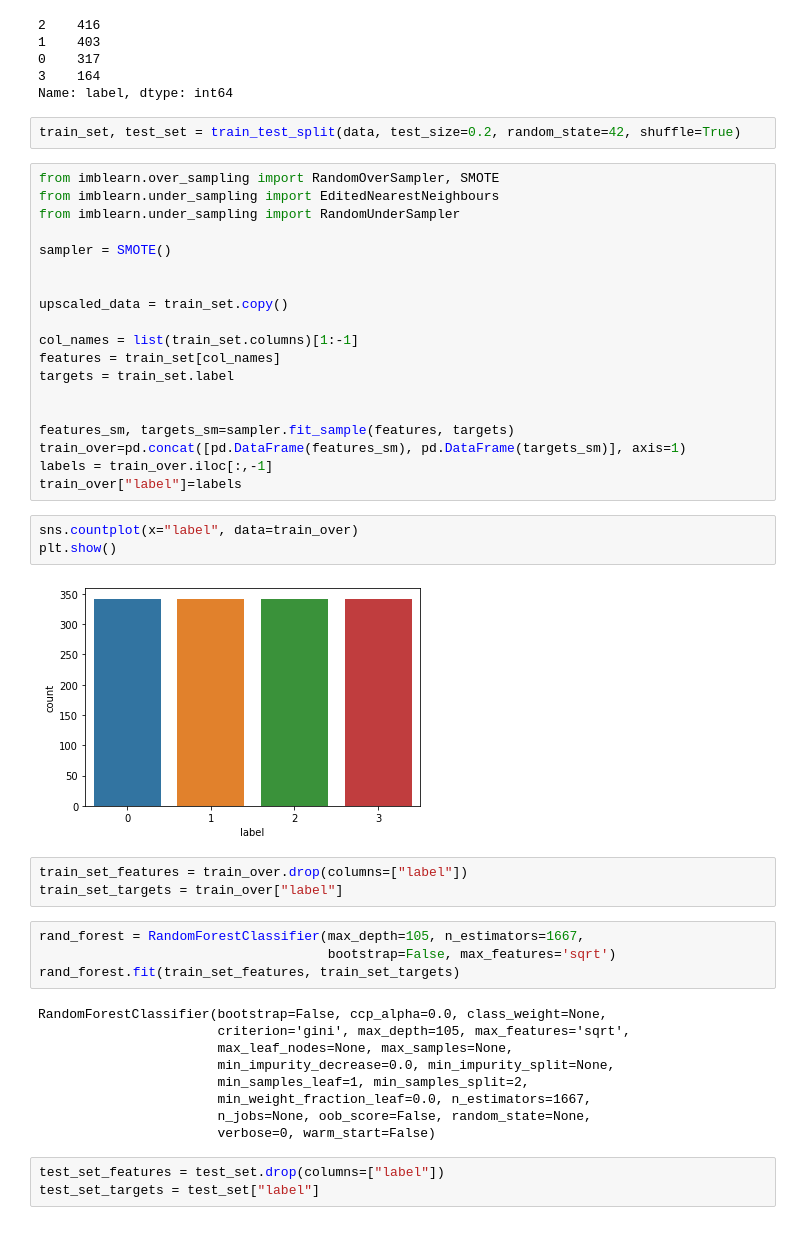
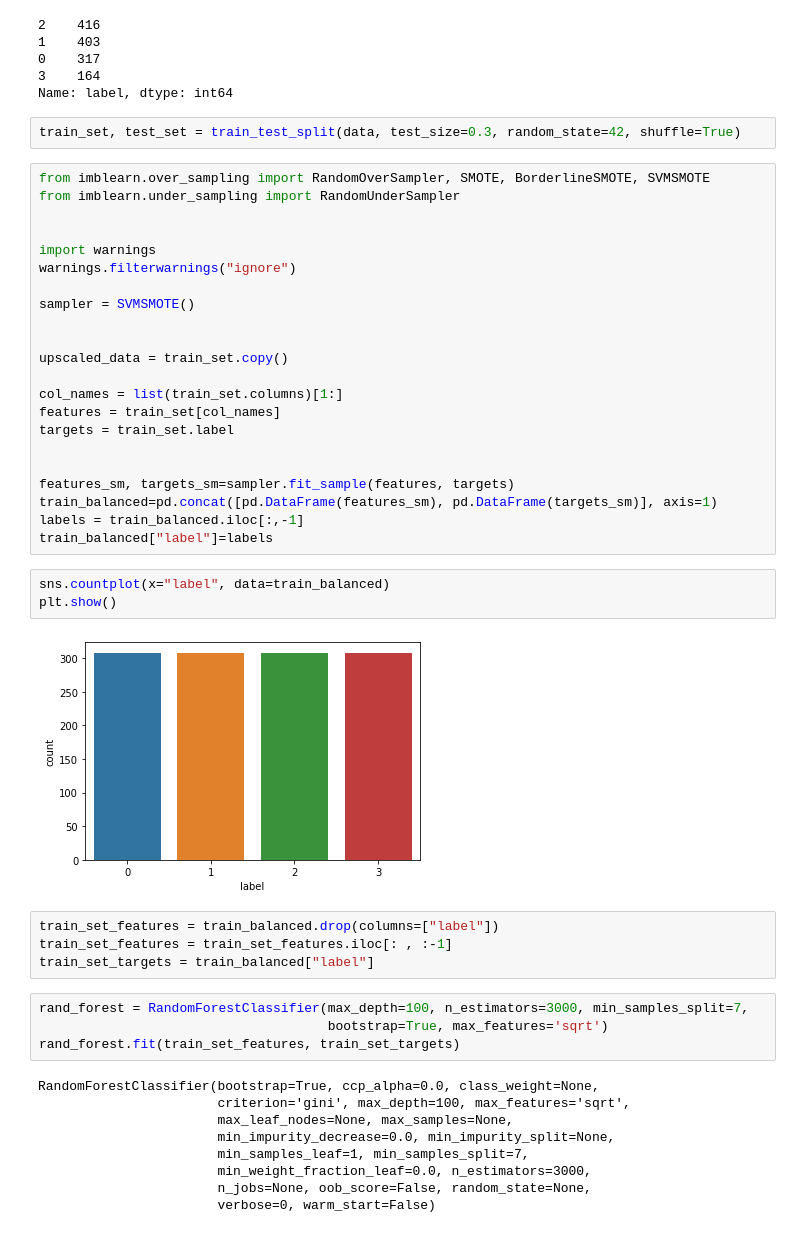
Before and after one commit to tommasoghisini/IndividualAssignment30412, a Jupyter notebook: Notebook.ipynb, the cells around one changed output. Drawn from its saved outputs; the diff is of its cells as text.

Commit message:
SMOTE oversampling is finally working

```diff
--- a/Notebook.ipynb
+++ b/Notebook.ipynb
@@ -344,47 +352,48 @@ label_count
 3    164
 Name: label, dtype: int64
 # %%
-train_set, test_set = train_test_split(data, test_size=0.2, random_state=42, shuffle=True)
+train_set, test_set = train_test_split(data, test_size=0.3, random_state=42, shuffle=True)
 # %%
-from imblearn.over_sampling import RandomOverSampler, SMOTE
-from imblearn.under_sampling import EditedNearestNeighbours
+from imblearn.over_sampling import RandomOverSampler, SMOTE, BorderlineSMOTE, SVMSMOTE
 from imblearn.under_sampling import RandomUnderSampler
 
-sampler = SMOTE()
+
+import warnings
+warnings.filterwarnings("ignore")
+
+sampler = SVMSMOTE()
 
 
 upscaled_data = train_set.copy()
 
-col_names = list(train_set.columns)[1:-1]
+col_names = list(train_set.columns)[1:]
 features = train_set[col_names]
 targets = train_set.label
 
 
 features_sm, targets_sm=sampler.fit_sample(features, targets)
-train_over=pd.concat([pd.DataFrame(features_sm), pd.DataFrame(targets_sm)], axis=1)
-labels = train_over.iloc[:,-1]
-train_over["label"]=labels
+train_balanced=pd.concat([pd.DataFrame(features_sm), pd.DataFrame(targets_sm)], axis=1)
+labels = train_balanced.iloc[:,-1]
+train_balanced["label"]=labels
 # %%
-sns.countplot(x="label", data=train_over)
+sns.countplot(x="label", data=train_balanced)
 plt.show()
 # %% [output]
-[figure, old version]
+[figure, new version]
 # %%
-train_set_features = train_over.drop(columns=["label"])
-train_set_targets = train_over["label"]
+train_set_features = train_balanced.drop(columns=["label"])
+train_set_features = train_set_features.iloc[: , :-1]
+train_set_targets = train_balanced["label"]
 # %%
-rand_forest = RandomForestClassifier(max_depth=105, n_estimators=1667,
-                                     bootstrap=False, max_features='sqrt')
+rand_forest = RandomForestClassifier(max_depth=100, n_estimators=3000, min_samples_split=7,
+                                     bootstrap=True, max_features='sqrt')
 rand_forest.fit(train_set_features, train_set_targets)
 # %% [output]
-RandomForestClassifier(bootstrap=False, ccp_alpha=0.0, class_weight=None,
-                       criterion='gini', max_depth=105, max_features='sqrt',
+RandomForestClassifier(bootstrap=True, ccp_alpha=0.0, class_weight=None,
+                       criterion='gini', max_depth=100, max_features='sqrt',
                        max_leaf_nodes=None, max_samples=None,
                        min_impurity_decrease=0.0, min_impurity_split=None,
-                       min_samples_leaf=1, min_samples_split=2,
-                       min_weight_fraction_leaf=0.0, n_estimators=1667,
+                       min_samples_leaf=1, min_samples_split=7,
+                       min_weight_fraction_leaf=0.0, n_estimators=3000,
                        n_jobs=None, oob_score=False, random_state=None,
                        verbose=0, warm_start=False)
-# %%
-test_set_features = test_set.drop(columns=["label"])
-test_set_targets = test_set["label"]
```
Also changed, not shown: parts of 22 cells of this notebook.
